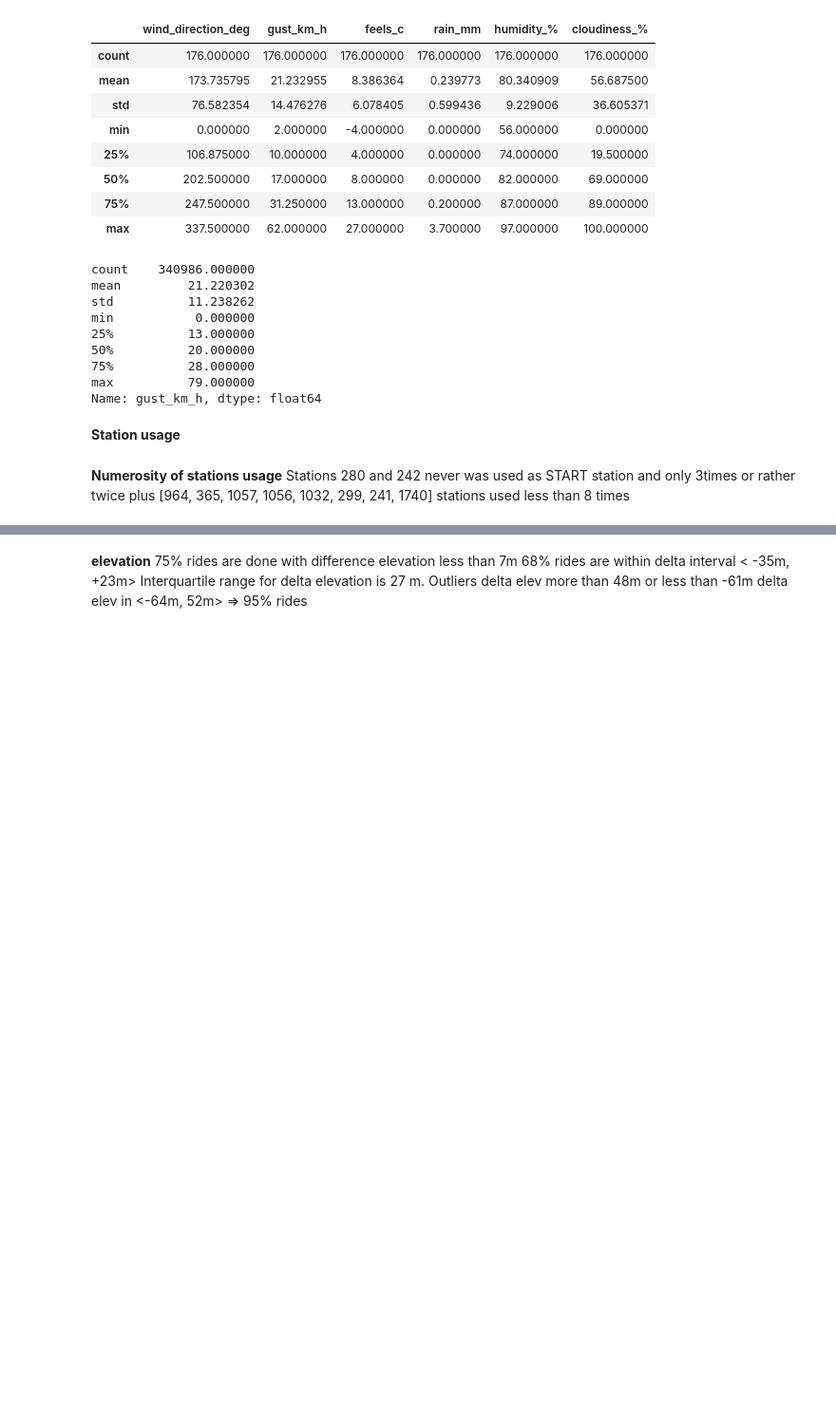
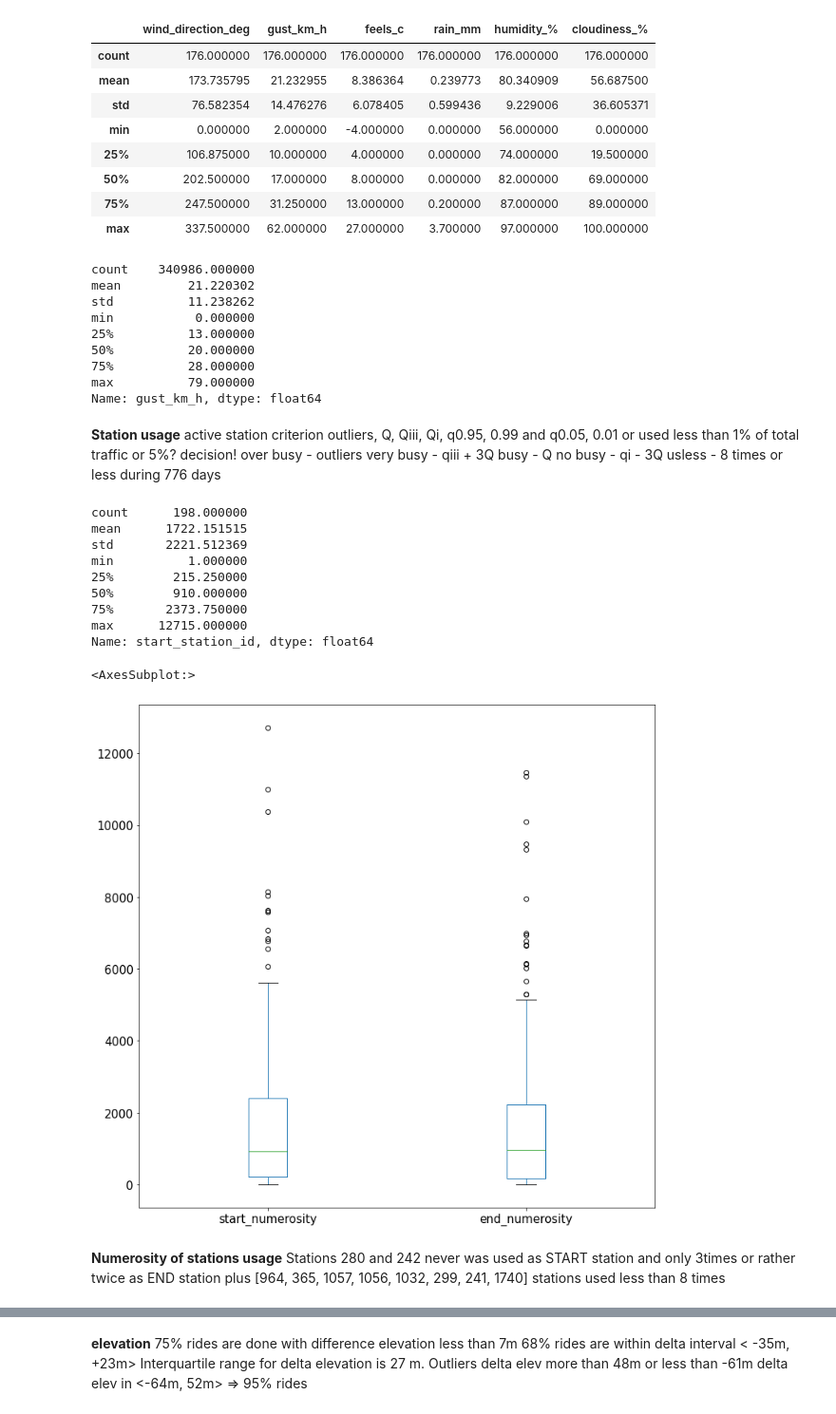
Before and after one commit to daim77/python_BI_analysis_bike_sharing, a Jupyter notebook: results.ipynb, the cells around one changed output, grey strips where cells are left out. Shown at 95% size. Drawn from its saved outputs; the diff is of its cells as text; code cells hidden in the pictures; blank space fills up the shorter version.

Commit message:
active stations

```diff
--- a/results.ipynb
+++ b/results.ipynb
@@ -579,21 +579,40 @@ min           0.000000
 75%          28.000000
 max          79.000000
 Name: gust_km_h, dtype: float64
-# %% [markdown]
-**Station usage**
+# %% [markdown]
+**Station usage**
+active station criterion
+outliers, Q, Qiii, Qi, q0.95, 0.99 and q0.05, 0.01 or used less than 1% of total traffic or 5%?  decision!
+over busy   - outliers
+very busy   - qiii + 3Q
+busy        - Q
+no busy     - qi - 3Q
+usless      - 8 times or less during 776 days
 # %%
 stations_starts_df = bikes_df['start_station_id'].value_counts()
 stations_ends_df = bikes_df['end_station_id'].value_counts()
 print(stations_starts_df.describe())
 df1 = pd.DataFrame(stations_starts_df).reset_index()
 df1.columns = ['id', 'start_numerosity']
 df2 = pd.DataFrame(stations_ends_df).reset_index()
 df2.columns = ['id', 'end_numerosity']
 df = pd.merge(df2, df1, left_on='id', right_on='id', how='left')
-df.boxplot(column=['start_numerosity', 'end_numerosity'], grid=False, fontsize=15, )
+df.boxplot(column=['start_numerosity', 'end_numerosity'], grid=False, fontsize=15, figsize=(12,12))
+# %% [output]
+count      198.000000
+mean      1722.151515
+std       2221.512369
+min          1.000000
+25%        215.250000
+50%        910.000000
+75%       2373.750000
+max      12715.000000
+Name: start_station_id, dtype: float64
+<AxesSubplot:>
+[figure, added]
 # %% [markdown]
 **Numerosity of stations usage**
-Stations 280 and 242 never was used as START station and only 3times or rather twice
+Stations 280 and 242 never was used as START station and only 3times or rather twice as END station
 plus [964, 365, 1057, 1056, 1032, 299, 241, 1740] stations used less than 8 times
 # %%
 df['accumulation'] = df['end_numerosity'] - df['start_numerosity']
```
Also changed, not shown: parts of 2 cells of this notebook.
